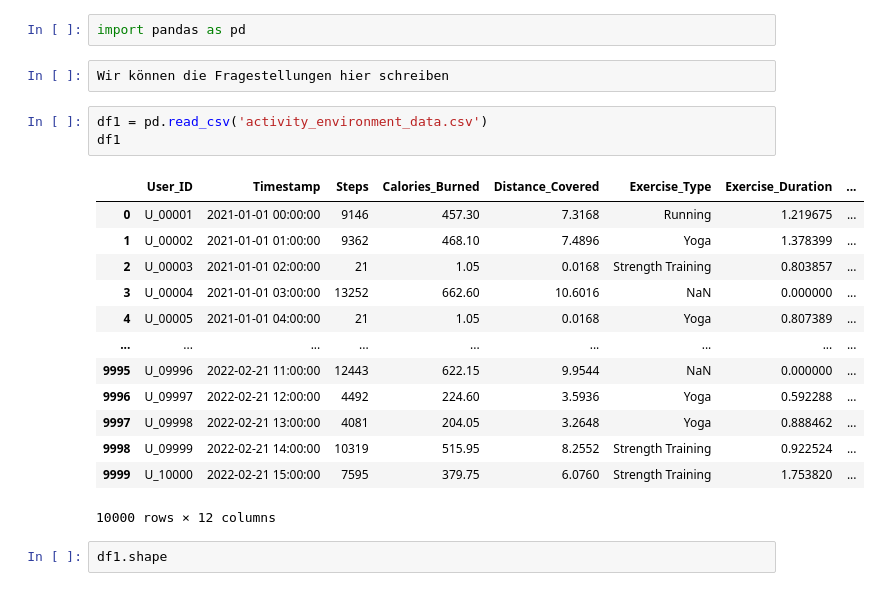
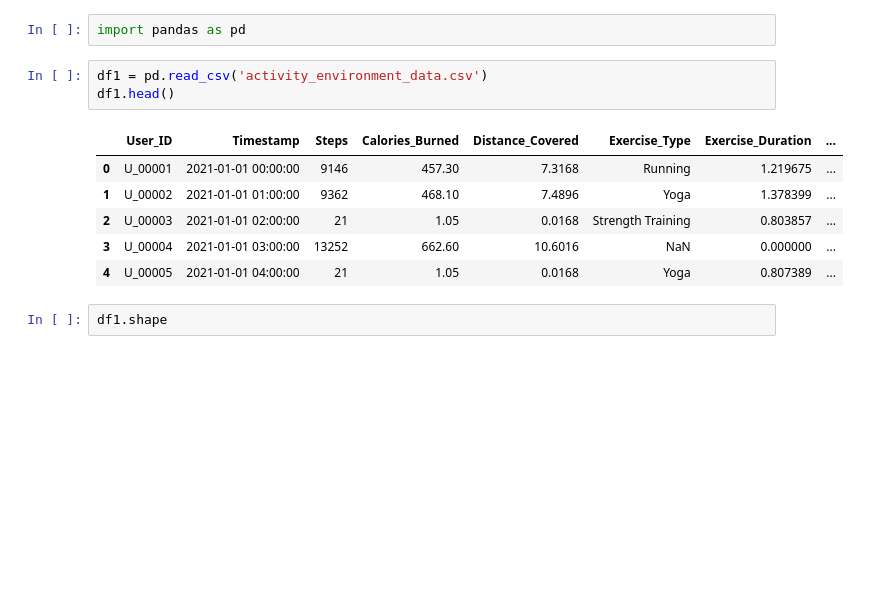
Before and after one commit to sinangr1/Leistungsnachweis_Fitness-in-Data-Science, a Jupyter notebook: Leistungsnachweis_Fitness.ipynb, the cells around one changed output. Saved outputs shown, nothing was run; the diff lists cells and outputs as text; blank space fills up the shorter version.

```diff
--- a/Leistungsnachweis_Fitness.ipynb
+++ b/Leistungsnachweis_Fitness.ipynb
@@ -16,24 +33,15 @@ konusalim. Asagida sadece kodlar olsun. Ben zaten kodlarin ne yaptigini tam anla
 # %%
 import pandas as pd
-# %%
-Wir können die Fragestellungen hier schreiben
 # %%
 df1 = pd.read_csv('activity_environment_data.csv')
-df1
+df1.head()
 # %% [output]
 |  | User_ID | Timestamp | Steps | Calories_Burned | Distance_Covered | Exercise_Type | Exercise_Duration | ... |
 | 0 | U_00001 | 2021-01-01 00:00:00 | 9146 | 457.30 | 7.3168 | Running | 1.219675 | ... |
 | 1 | U_00002 | 2021-01-01 01:00:00 | 9362 | 468.10 | 7.4896 | Yoga | 1.378399 | ... |
 | 2 | U_00003 | 2021-01-01 02:00:00 | 21 | 1.05 | 0.0168 | Strength Training | 0.803857 | ... |
 | 3 | U_00004 | 2021-01-01 03:00:00 | 13252 | 662.60 | 10.6016 | NaN | 0.000000 | ... |
 | 4 | U_00005 | 2021-01-01 04:00:00 | 21 | 1.05 | 0.0168 | Yoga | 0.807389 | ... |
-| ... | ... | ... | ... | ... | ... | ... | ... | ... |
-| 9995 | U_09996 | 2022-02-21 11:00:00 | 12443 | 622.15 | 9.9544 | NaN | 0.000000 | ... |
-| 9996 | U_09997 | 2022-02-21 12:00:00 | 4492 | 224.60 | 3.5936 | Yoga | 0.592288 | ... |
-| 9997 | U_09998 | 2022-02-21 13:00:00 | 4081 | 204.05 | 3.2648 | Yoga | 0.888462 | ... |
-| 9998 | U_09999 | 2022-02-21 14:00:00 | 10319 | 515.95 | 8.2552 | Strength Training | 0.922524 | ... |
-| 9999 | U_10000 | 2022-02-21 15:00:00 | 7595 | 379.75 | 6.0760 | Strength Training | 1.753820 | ... |
-10000 rows × 12 columns
 # %%
 df1.shape
 # %% [output]
```
Also changed, not shown: parts of 30 cells of this notebook.
